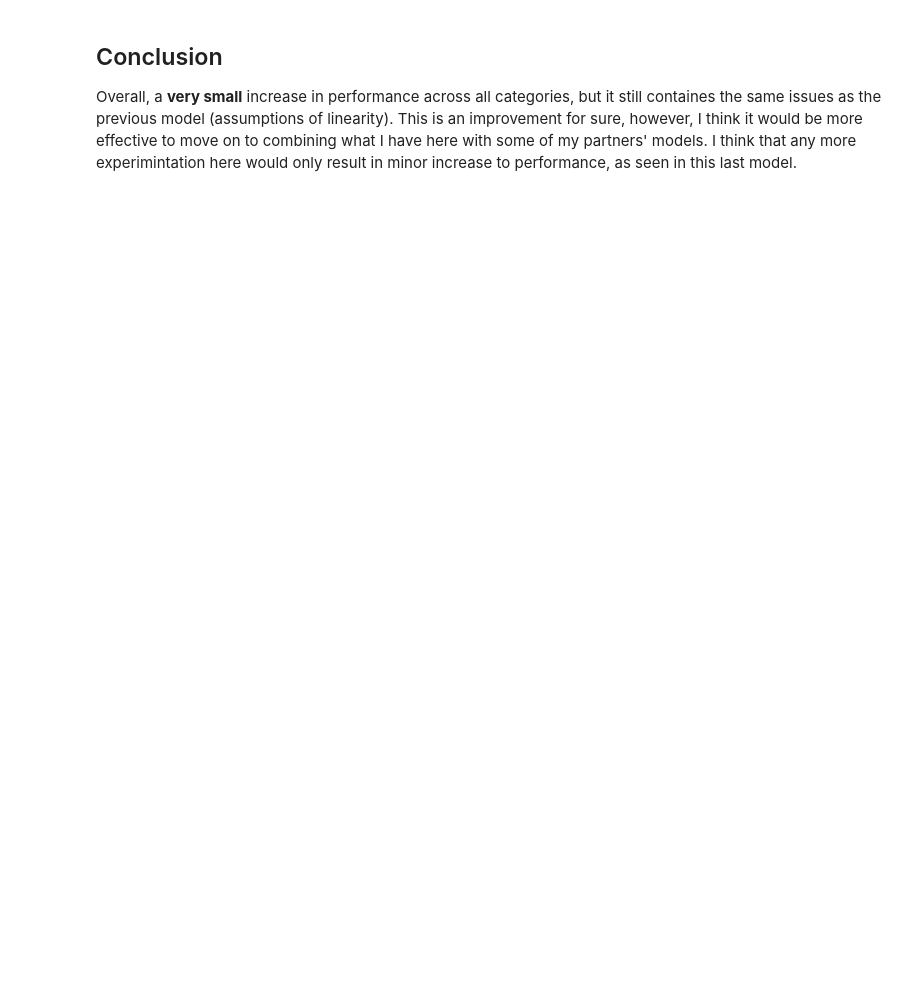
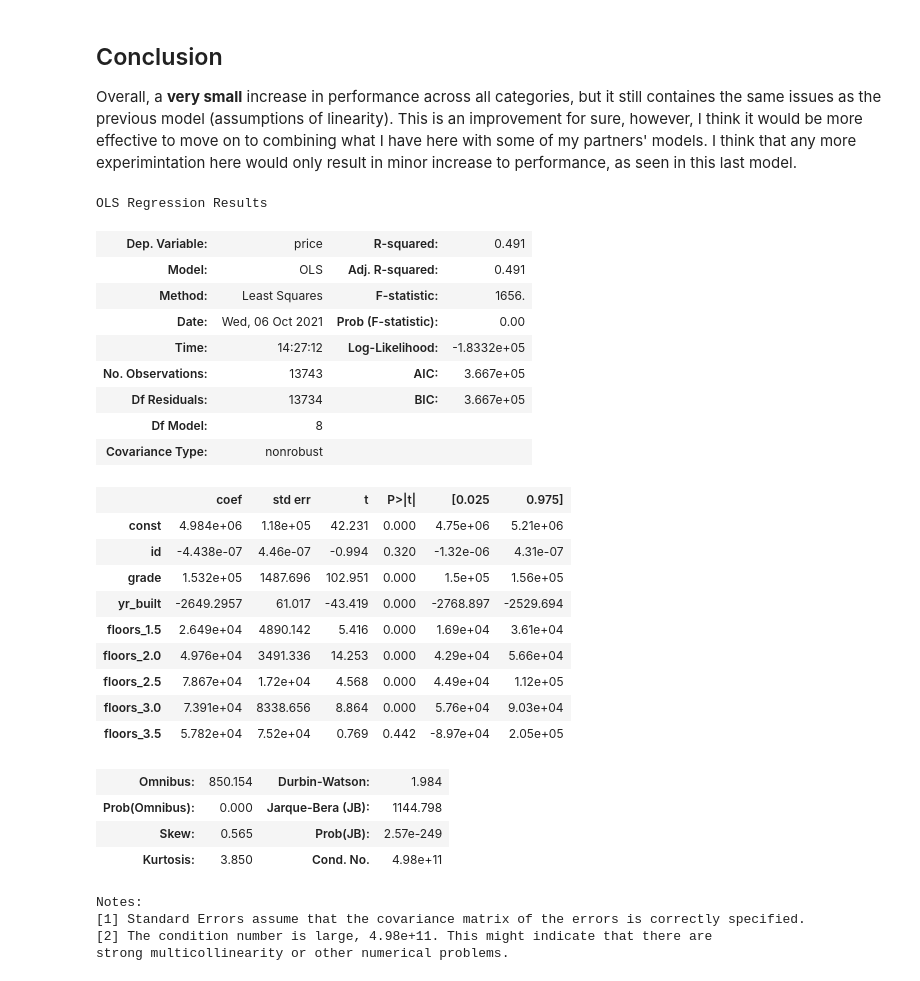
Before and after one commit to Jyve00/King-County-Housing-, a Jupyter notebook: notebooks/Matthew/Matthew-Modeling.ipynb, the cells around one changed output. Drawn from its saved outputs; the diff is of its cells as text; code cells hidden in the pictures; blank space fills up the shorter version.

Commit message:
Added additional model

```diff
--- a/notebooks/Matthew/Matthew-Modeling.ipynb
+++ b/notebooks/Matthew/Matthew-Modeling.ipynb
@@ -239,3 +239,35 @@ functions.check_assumptions(X_train[['grade', 'floors_2.0']], y_train, train_pre
 # %% [markdown]
 ## Conclusion
 Overall, a **very small** increase in performance across all categories, but it still containes the same issues as the previous model (assumptions of linearity). This is an improvement for sure, however, I think it would be more effective to move on to combining what I have here with some of my partners' models. I think that any more experimintation here would only result in minor increase to performance, as seen in this last model.
+# %%
+model = sm.OLS(y_train, sm.add_constant(X_train)).fit()
+model.summary()
+# %% [output]
+OLS Regression Results
+| Dep. Variable: | price | R-squared: | 0.491 |
+| Model: | OLS | Adj. R-squared: | 0.491 |
+| Method: | Least Squares | F-statistic: | 1656. |
+| Date: | Wed, 06 Oct 2021 | Prob (F-statistic): | 0.00 |
+| Time: | 14:27:12 | Log-Likelihood: | -1.8332e+05 |
+| No. Observations: | 13743 | AIC: | 3.667e+05 |
+| Df Residuals: | 13734 | BIC: | 3.667e+05 |
+| Df Model: | 8 |  |  |
+| Covariance Type: | nonrobust |  |  |
+|  | coef | std err | t | P>|t| | [0.025 | 0.975] |
+| const | 4.984e+06 | 1.18e+05 | 42.231 | 0.000 | 4.75e+06 | 5.21e+06 |
+| id | -4.438e-07 | 4.46e-07 | -0.994 | 0.320 | -1.32e-06 | 4.31e-07 |
+| grade | 1.532e+05 | 1487.696 | 102.951 | 0.000 | 1.5e+05 | 1.56e+05 |
+| yr_built | -2649.2957 | 61.017 | -43.419 | 0.000 | -2768.897 | -2529.694 |
+| floors_1.5 | 2.649e+04 | 4890.142 | 5.416 | 0.000 | 1.69e+04 | 3.61e+04 |
+| floors_2.0 | 4.976e+04 | 3491.336 | 14.253 | 0.000 | 4.29e+04 | 5.66e+04 |
+| floors_2.5 | 7.867e+04 | 1.72e+04 | 4.568 | 0.000 | 4.49e+04 | 1.12e+05 |
+| floors_3.0 | 7.391e+04 | 8338.656 | 8.864 | 0.000 | 5.76e+04 | 9.03e+04 |
+| floors_3.5 | 5.782e+04 | 7.52e+04 | 0.769 | 0.442 | -8.97e+04 | 2.05e+05 |
+| Omnibus: | 850.154 | Durbin-Watson: | 1.984 |
+| Prob(Omnibus): | 0.000 | Jarque-Bera (JB): | 1144.798 |
+| Skew: | 0.565 | Prob(JB): | 2.57e-249 |
+| Kurtosis: | 3.850 | Cond. No. | 4.98e+11 |
+Notes:
+[1] Standard Errors assume that the covariance matrix of the errors is correctly specified.
+[2] The condition number is large, 4.98e+11. This might indicate that there are
+strong multicollinearity or other numerical problems.
```
Also changed, not shown: parts of 12 cells of this notebook.
